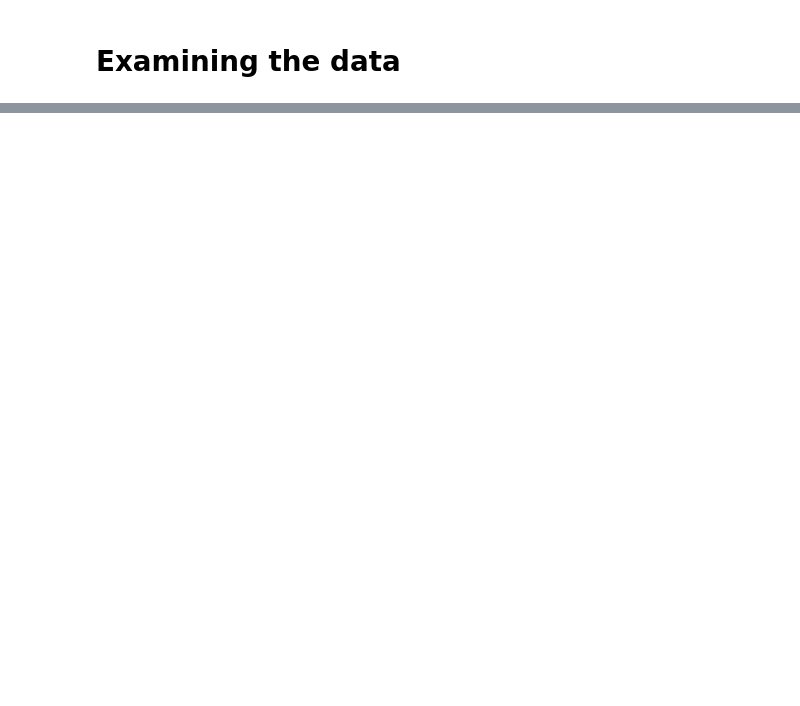
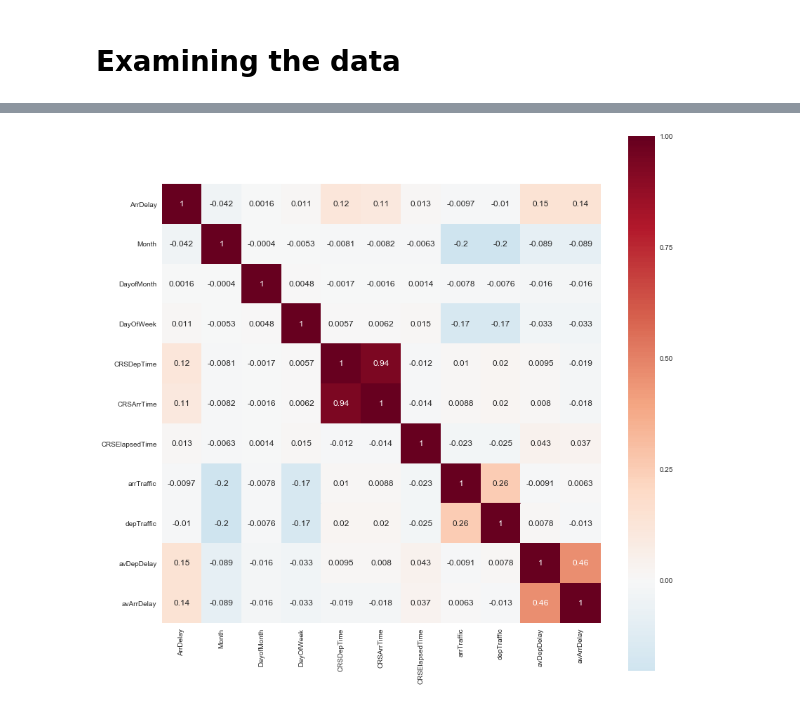
Before and after one commit to wwwslinger/drills, a Jupyter notebook: Thinkful/drills/3.6.2 Airline Delay Prediction.ipynb, the cells around one changed output, grey strips where cells are left out. Drawn from its saved outputs; the diff is of its cells as text; code cells hidden in the pictures; blank space fills up the shorter version.

```diff
--- a/Thinkful/drills/3.6.2 Airline Delay Prediction.ipynb
+++ b/Thinkful/drills/3.6.2 Airline Delay Prediction.ipynb
@@ -221,0 +192,8 @@ flights08_df.drop(non_advance, axis=1, inplace=True)
+# %%
+from datetime import datetime
+from time import time
+flights08_df = pd.read_csv('engineered.csv', index_col=0)
+# %%
+# drop Jan 1 flights because they couldn't yield a day-before-based value
+nyears_flights_df = flights08_df[flights08_df['dDate'] == datetime(2008, 1, 1)]
+flights08_df = flights08_df[flights08_df['dDate'] != datetime(2008, 1, 1)]
@@ -221,0 +202,16 @@ flights08_df.drop(non_advance, axis=1, inplace=True)
+# %%
+dropcols = ['ArrTime',
+            'ActualElapsedTime',
+            'AirTime',
+            'DepDelay',
+            'DepDelay',
+            'TaxiIn',
+            'TaxiOut',
+            'Cancelled',
+            'Diverted',
+            'CarrierDelay',
+            'WeatherDelay',
+            'NASDelay',
+            'SecurityDelay',
+            'LateAircraftDelay']
+flights08_df.drop(dropcols, axis=1, inplace=True)
@@ -222,2 +234,12 @@ flights08_df.drop(non_advance, axis=1, inplace=True)
+# %%
+# we'll drop the 17 flights with scheduled airtimes of less than fifteen minutes
+# (including 10 with negative airtime!) as erroneous
+flights08_df = flights08_df[flights08_df.CRSElapsedTime > 15]
+
+# we'll also drop the one flight that supposedly arrived 8.5 hours early (the only flight over 2h10m early)
+flights08_df = flights08_df[flights08_df.ArrDelay > -500]
+
+# finally, we'll drop the ten flights that were supposedly delayed more than 24 hours (rather than cancelled)
+flights08_df = flights08_df[flights08_df.ArrDelay < 60*24]
 # %% [markdown]
 # Examining the data
@@ -333,0 +263,7 @@ As discussed in the introduction, we'll add a number of features here extrapolat
+# %%
+corrCols = ['ArrDelay','Month', 'DayofMonth','DayOfWeek','CRSDepTime','CRSArrTime','CRSElapsedTime','arrTraffic','depTraffic','avDepDelay', 'avArrDelay']
+plt.figure(figsize=(14,14))
+sns.heatmap(flights08_df[corrCols].corr(), square=True, annot=True, center=0, cmap='RdBu_r')
+plt.show()
+# %% [output]
+[figure, added]
```
Also changed, not shown: parts of 60 cells of this notebook.
